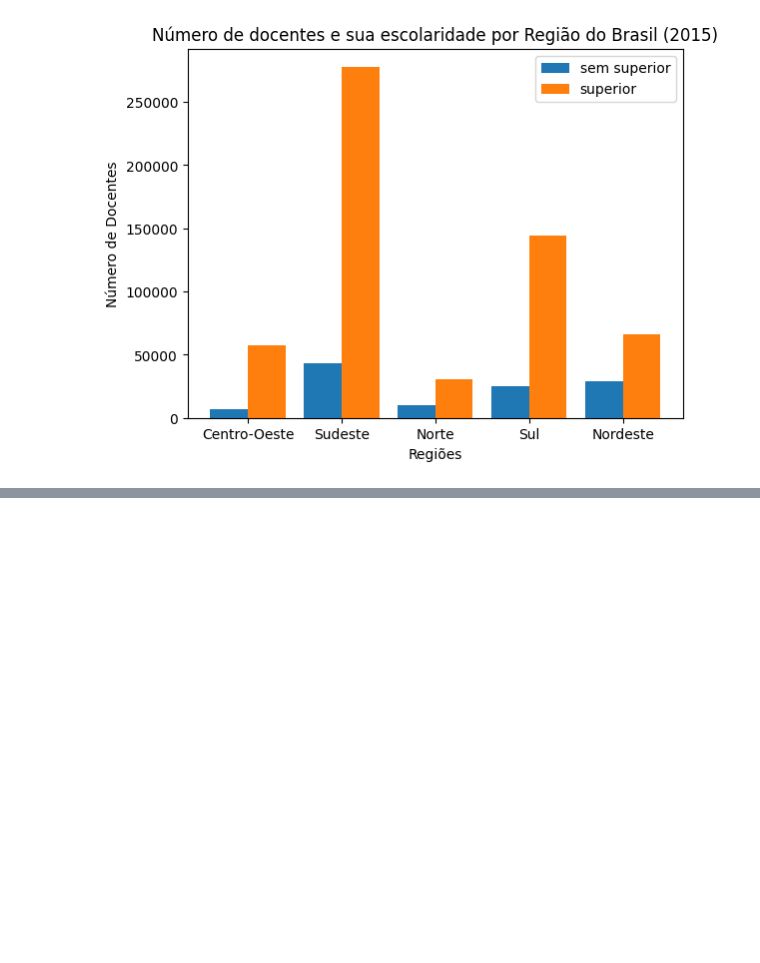
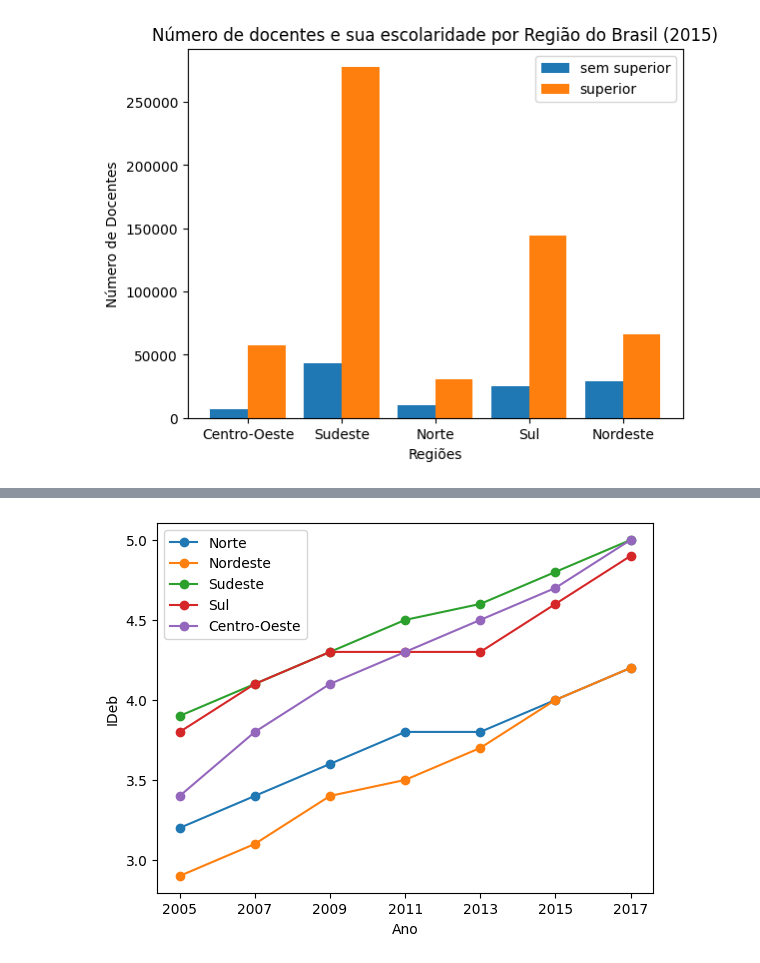
Before and after one commit to storino/ps-analytica, a Jupyter notebook: a3/indic_analysis.ipynb, the cells around one changed output, grey strips where cells are left out. Cells and saved outputs as stored; diff of their text form; code cells hidden in the pictures; blank space fills up the shorter version.

```diff
--- a/a3/indic_analysis.ipynb
+++ b/a3/indic_analysis.ipynb
@@ -124,0 +129,19 @@ plt.show()
+# %%
+df_ideb = bd.read_sql("SELECT ano,regiao,ideb \
+    FROM `basedosdados.br_inep_ideb.regiao` \
+    WHERE ano<2019 and rede='total' and ensino='fundamental' and anos_escolares='finais (6-9)';",
+billing_project_id="45888281253")
+
+anos = [i for i in range(2005,2019) if i%2 != 0]
+regioes = ['Norte', 'Nordeste', 'Sudeste', 'Sul', 'Centro-Oeste']
+for reg in regioes:
+    plt.plot(anos,df_ideb.loc[df_ideb['regiao'] == reg]['ideb'].array,'-o', label = reg)
+
+plt.xticks(anos, anos)
+plt.xlabel('Ano')
+plt.ylabel('IDeb')
+#plt.title('IDeb do Ensino Fundamental por Região do Brasil (2005-2017)')
+plt.legend()
+plt.show()
+# %% [output]
+[figure, added]
```
Also changed, not shown: parts of 11 cells of this notebook.
